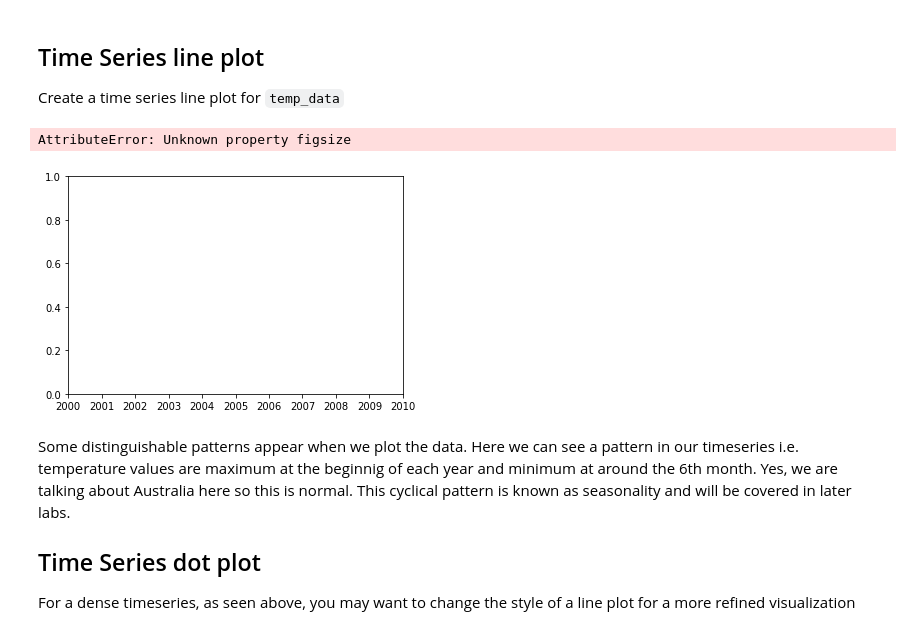
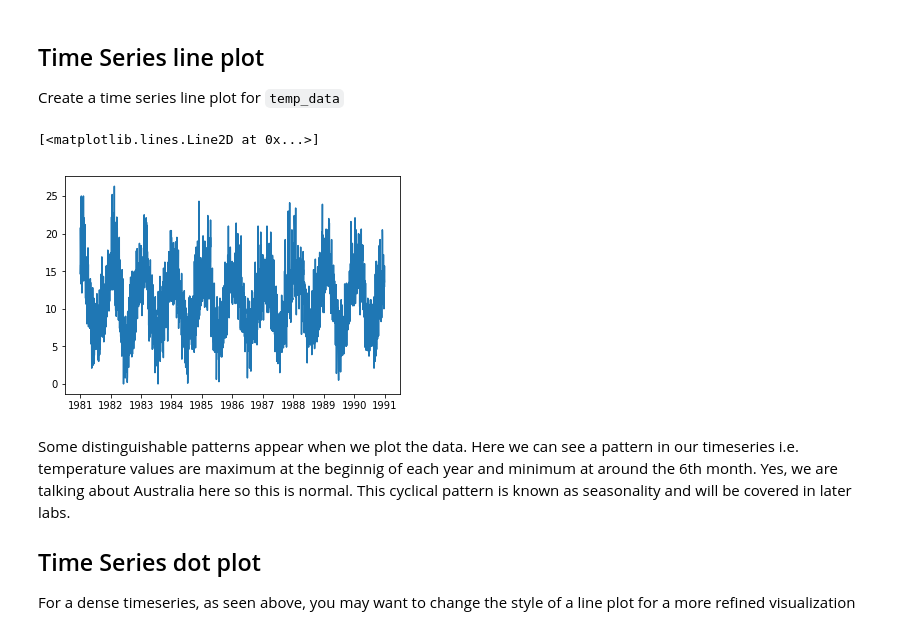
Before and after one commit to yishuen/dsc-3-25-04-visualizing-time-series-data-lab-nyc-career-ds-102218, a Jupyter notebook: index.ipynb, the cells around one changed output. Saved outputs shown, nothing was run; the diff lists cells and outputs as text; code cells hidden in the pictures.

```diff
--- a/index.ipynb
+++ b/index.ipynb
@@ -64,10 +64,10 @@ DatetimeIndex(['1981-01-01', '1981-01-02', '1981-01-03', '1981-01-04',
 Create a time series line plot for `temp_data`
 # %%
 # Draw a line plot using temp_data
-plt.plot(df.index, df.Daily_min, figsize = [30, 10])
+plt.plot(df.index, df.Daily_min)
 # %% [output]
-AttributeError: Unknown property figsize
+[<matplotlib.lines.Line2D at 0x...>]
-[figure, old version]
+[figure, new version]
 # %% [markdown]
 Some distinguishable patterns appear when we plot the data. Here we can see a pattern in our timeseries i.e. temperature values are maximum at the beginnig of each year and minimum at around the 6th month. Yes, we are talking about Australia here so this is normal. This cyclical pattern is known as seasonality and will be covered in later labs.
 
```
Also changed, not shown: parts of 1 cell of this notebook.
